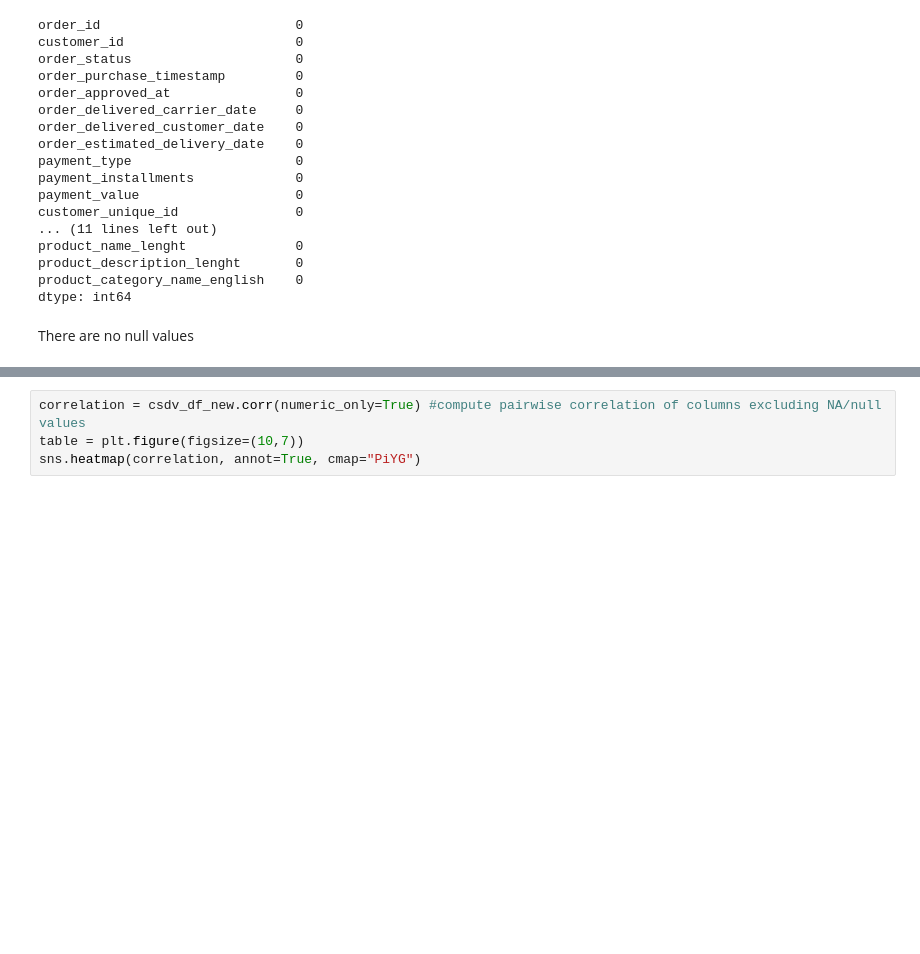
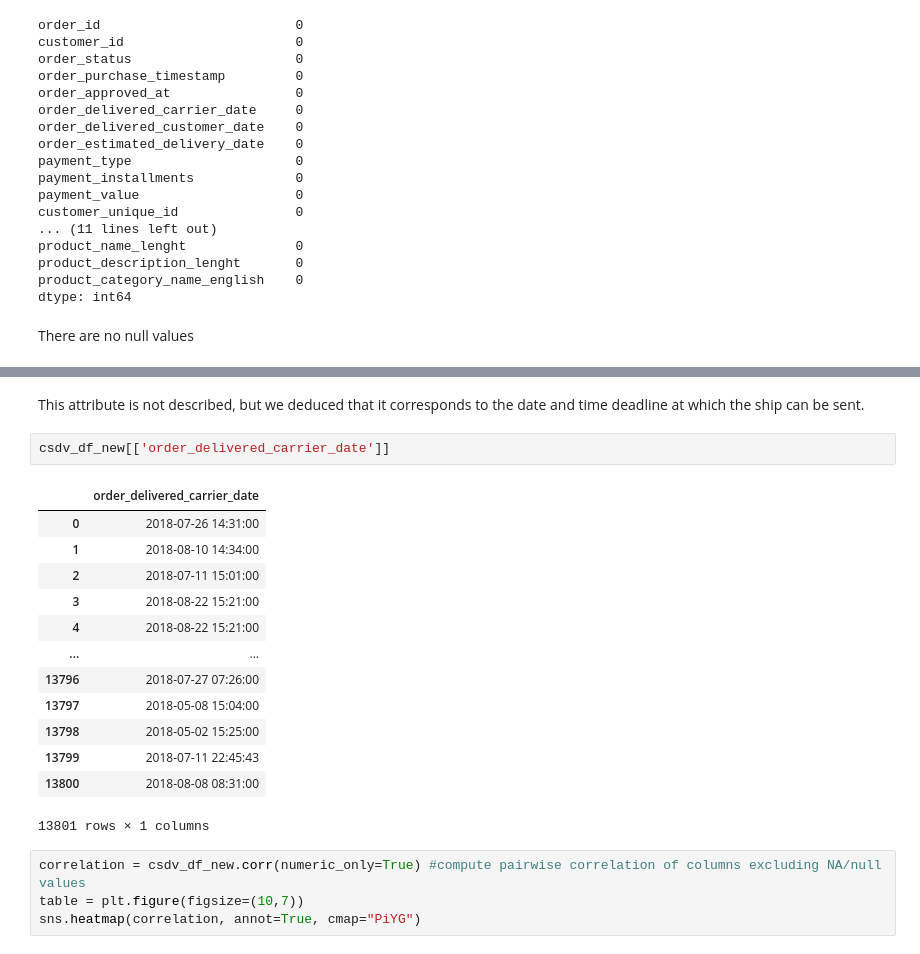
Before and after one commit to francescocapo/270341, a Jupyter notebook: main.ipynb, the cells around one changed output, grey strips where cells are left out. Saved outputs shown, nothing was run; the diff lists cells and outputs as text; blank space fills up the shorter version.

```diff
--- a/main.ipynb
+++ b/main.ipynb
@@ -122,3 +160,21 @@ There are no null values
+# %% [markdown]
+This attribute is not described, but we deduced that it corresponds to the date and time deadline at which the ship can be sent.
+# %%
+csdv_df_new[['order_delivered_carrier_date']]
+# %% [output]
+|  | order_delivered_carrier_date |
+| 0 | 2018-07-26 14:31:00 |
+| 1 | 2018-08-10 14:34:00 |
+| 2 | 2018-07-11 15:01:00 |
+| 3 | 2018-08-22 15:21:00 |
+| 4 | 2018-08-22 15:21:00 |
+| ... | ... |
+| 13796 | 2018-07-27 07:26:00 |
+| 13797 | 2018-05-08 15:04:00 |
+| 13798 | 2018-05-02 15:25:00 |
+| 13799 | 2018-07-11 22:45:43 |
+| 13800 | 2018-08-08 08:31:00 |
+13801 rows × 1 columns
 # %%
 correlation = csdv_df_new.corr(numeric_only=True) #compute pairwise correlation of columns excluding NA/null values
 table = plt.figure(figsize=(10,7))
```
Also changed, not shown: parts of 9 cells of this notebook.
